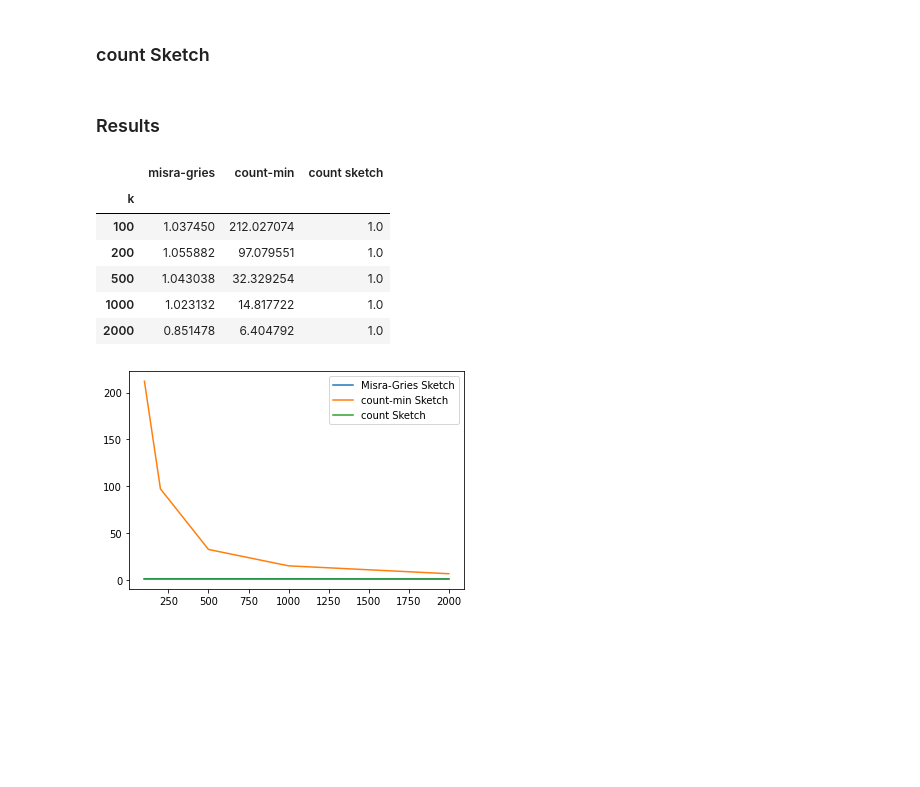
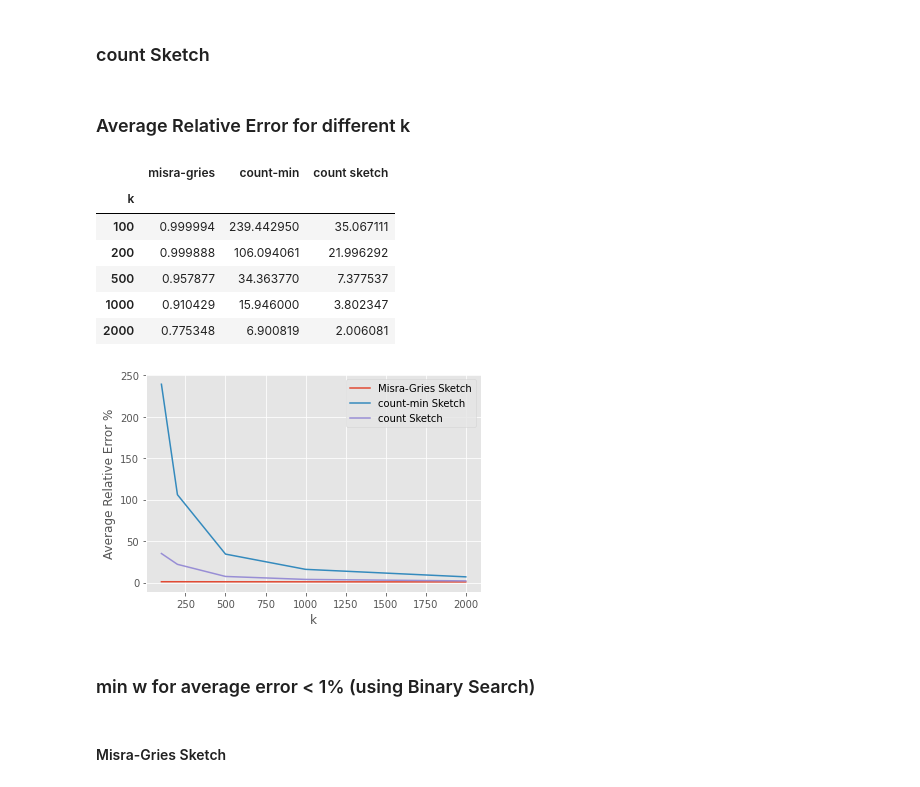
Before and after one commit to yadav-sachin/CS328-Assignment-2, a Jupyter notebook: ques4.ipynb, the cells around one changed output. Cells and saved outputs as stored; diff of their text form; code cells hidden in the pictures; blank space fills up the shorter version.

```diff
--- a/ques4.ipynb
+++ b/ques4.ipynb
@@ -132,8 +139,8 @@ class CountSketch:
             sign = self.sign_hash_value(rowID, element)
             tempCountArray.append(sign * self.countArray[rowID][colID])
         return int(statistics.median(tempCountArray))
-# %% [markdown]
-### Results
+# %% [markdown]
+### Average Relative Error for different k
 # %%
 w = 5
 k_list = (100, 200, 500, 1000, 2000)
@@ -143,14 +150,16 @@ for k in tqdm(k_list, leave = False):
     mGries = MisraGries(k)
     countMin = CountMinSketch(w, d)
     countSketch = CountSketch(w, d)
+    # Run the three sketches on the train data
     with open("train.data") as input_file:
         input_line = input_file.readline()
         while input_line:
             groupNo, wordIDx, count = map(int, input_line.split())
             mGries.process(wordIDx, count)
             countMin.process(wordIDx, count)
-            countSketch.process(wordIdx, count)
+            countSketch.process(wordIDx, count)
             input_line = input_file.readline()
+    # Query the three structures and maintain the relative errors
     mGriesRelativeError, countMinRelativeError, countSketchRelativeError = 0, 0, 0
     with open("query.data") as query_file:
         input_line = query_file.readline()
@@ -173,22 +182,26 @@ df = pd.DataFrame({'k': k_list,
                   'count sketch' : countSketchRelativeErrorList})
 df = df.set_index('k')
 display(df)
-# print(mGriesRelativeErrorList)
-# print(countMinRelativeErrorList)
-# print(countSketchRelativeErrorList)
 # %% [output]
 |  | misra-gries | count-min | count sketch |
 | k |  |  |  |
-| 100 | 1.037450 | 212.027074 | 1.0 |
-| 200 | 1.055882 | 97.079551 | 1.0 |
-| 500 | 1.043038 | 32.329254 | 1.0 |
-| 1000 | 1.023132 | 14.817722 | 1.0 |
-| 2000 | 0.851478 | 6.404792 | 1.0 |
+| 100 | 0.999994 | 239.442950 | 35.067111 |
+| 200 | 0.999888 | 106.094061 | 21.996292 |
+| 500 | 0.957877 | 34.363770 | 7.377537 |
+| 1000 | 0.910429 | 15.946000 | 3.802347 |
+| 2000 | 0.775348 | 6.900819 | 2.006081 |
 # %%
+style.use('ggplot')
 plt.plot(k_list, mGriesRelativeErrorList, label = "Misra-Gries Sketch")
 plt.plot(k_list, countMinRelativeErrorList, label = "count-min Sketch")
 plt.plot(k_list, countSketchRelativeErrorList, label = "count Sketch")
 plt.legend()
+plt.xlabel("k")
+plt.ylabel("Average Relative Error %")
 plt.show()
 # %% [output]
-[figure, old version]
+[figure, new version]
+# %% [markdown]
+### min w for average error < 1% (using Binary Search)
+# %% [markdown]
+#### Misra-Gries Sketch
```
Also changed, not shown: parts of 10 cells of this notebook, 24 other files.
